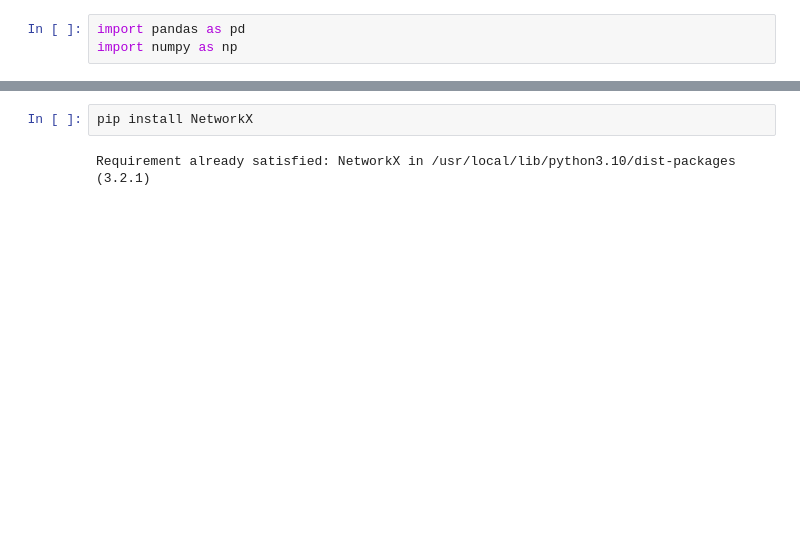
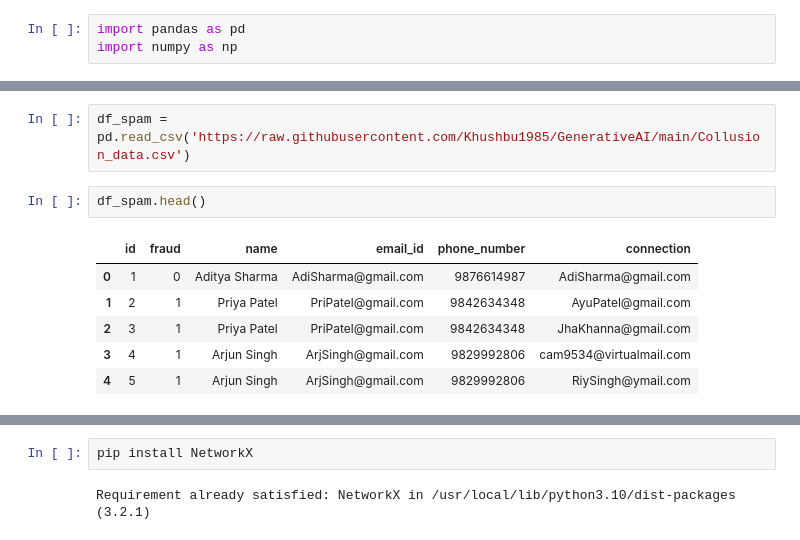
Before and after one commit to Khushbu1985/GenerativeAI, a Jupyter notebook: Graphy_network.ipynb, the cells around one changed output, grey strips where cells are left out. Cells and saved outputs as stored; diff of their text form; blank space fills up the shorter version.

```diff
--- a/Graphy_network.ipynb
+++ b/Graphy_network.ipynb
@@ -7,0 +14,11 @@ df_spam = pd.read_csv()
+# %%
+df_spam = pd.read_csv('https://raw.githubusercontent.com/Khushbu1985/GenerativeAI/main/Collusion_data.csv')
+# %%
+df_spam.head()
+# %% [output]
+|  | id | fraud | name | email_id | phone_number | connection |
+| 0 | 1 | 0 | Aditya Sharma | AdiSharma@gmail.com | 9876614987 | AdiSharma@gmail.com |
+| 1 | 2 | 1 | Priya Patel | PriPatel@gmail.com | 9842634348 | AyuPatel@gmail.com |
+| 2 | 3 | 1 | Priya Patel | PriPatel@gmail.com | 9842634348 | JhaKhanna@gmail.com |
+| 3 | 4 | 1 | Arjun Singh | ArjSingh@gmail.com | 9829992806 | cam9534@virtualmail.com |
+| 4 | 5 | 1 | Arjun Singh | ArjSingh@gmail.com | 9829992806 | RiySingh@ymail.com |
```
Also changed, not shown: parts of 14 cells of this notebook.
